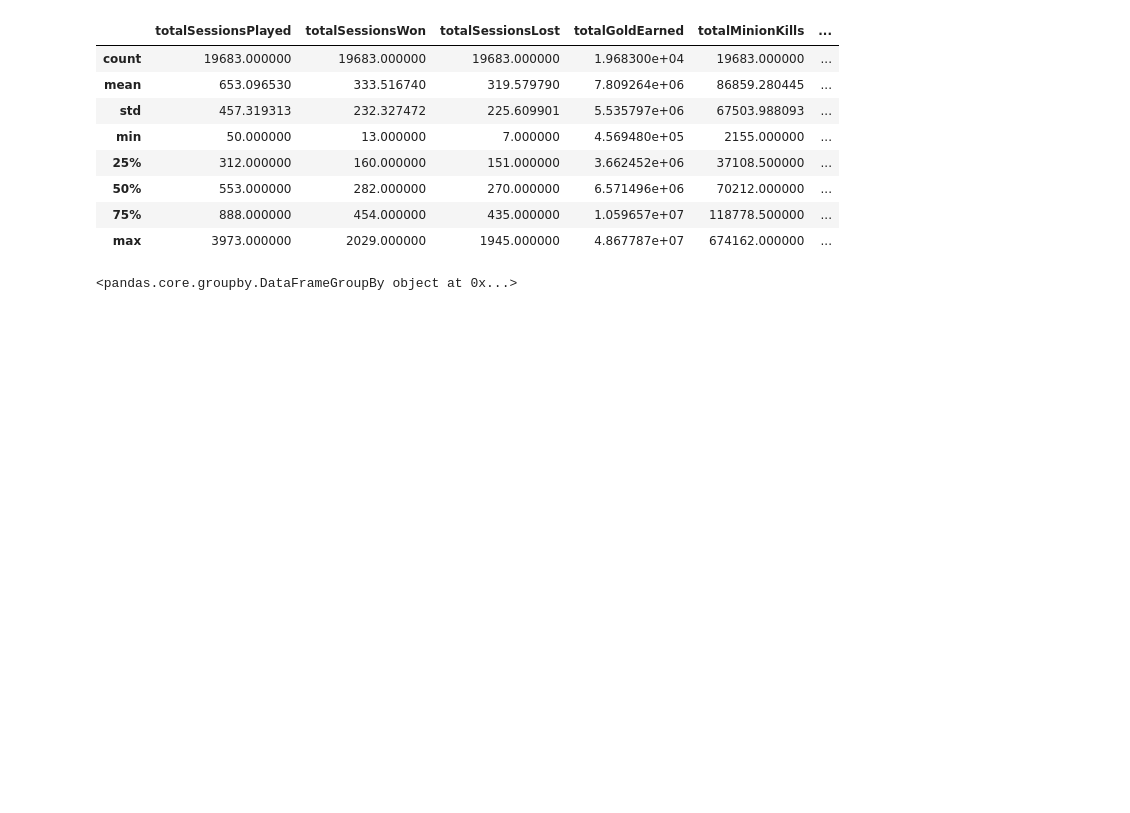
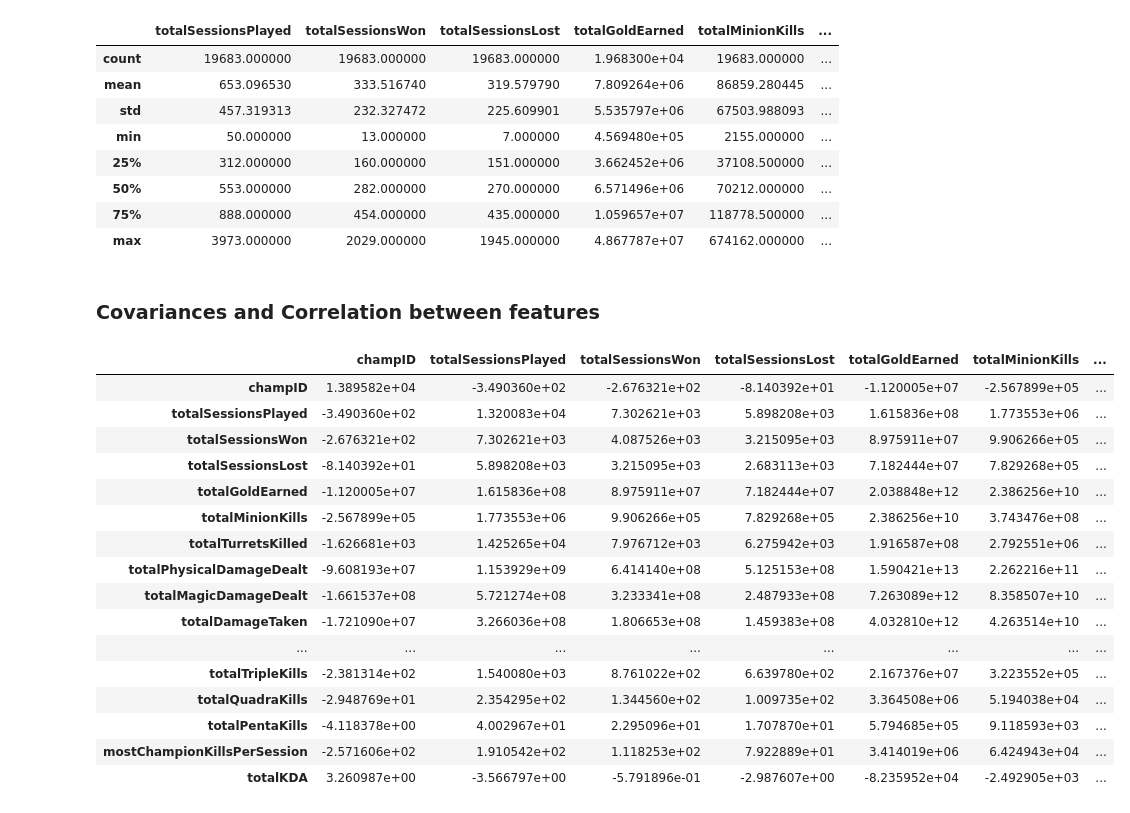
Before and after one commit to dmartr/ADA-Project, a Jupyter notebook: Data Analysis Notebook.ipynb, the cells around one changed output. Drawn from its saved outputs; the diff is of its cells as text; code cells hidden in the pictures; blank space fills up the shorter version.

```diff
--- a/Data Analysis Notebook.ipynb
+++ b/Data Analysis Notebook.ipynb
@@ -162,0 +153,2 @@ dtype: object
+# %%
+df_pc['totalKDA'] = (df_pc['totalChampionKills'] + df_pc['totalAssists']) / df_pc['totalDeathsPerSession']
@@ -189,4 +205,22 @@ champs_agg = df_pc.groupby(['champID'])
-# %%
-print(champs_agg
-# %% [output]
-<pandas.core.groupby.DataFrameGroupBy object at 0x...>
+# %% [markdown]
+### Covariances and Correlation between features
+# %%
+df_pc.cov()
+# %% [output]
+|  | champID | totalSessionsPlayed | totalSessionsWon | totalSessionsLost | totalGoldEarned | totalMinionKills | ... |
+| champID | 1.389582e+04 | -3.490360e+02 | -2.676321e+02 | -8.140392e+01 | -1.120005e+07 | -2.567899e+05 | ... |
+| totalSessionsPlayed | -3.490360e+02 | 1.320083e+04 | 7.302621e+03 | 5.898208e+03 | 1.615836e+08 | 1.773553e+06 | ... |
+| totalSessionsWon | -2.676321e+02 | 7.302621e+03 | 4.087526e+03 | 3.215095e+03 | 8.975911e+07 | 9.906266e+05 | ... |
+| totalSessionsLost | -8.140392e+01 | 5.898208e+03 | 3.215095e+03 | 2.683113e+03 | 7.182444e+07 | 7.829268e+05 | ... |
+| totalGoldEarned | -1.120005e+07 | 1.615836e+08 | 8.975911e+07 | 7.182444e+07 | 2.038848e+12 | 2.386256e+10 | ... |
+| totalMinionKills | -2.567899e+05 | 1.773553e+06 | 9.906266e+05 | 7.829268e+05 | 2.386256e+10 | 3.743476e+08 | ... |
+| totalTurretsKilled | -1.626681e+03 | 1.425265e+04 | 7.976712e+03 | 6.275942e+03 | 1.916587e+08 | 2.792551e+06 | ... |
+| totalPhysicalDamageDealt | -9.608193e+07 | 1.153929e+09 | 6.414140e+08 | 5.125153e+08 | 1.590421e+13 | 2.262216e+11 | ... |
+| totalMagicDamageDealt | -1.661537e+08 | 5.721274e+08 | 3.233341e+08 | 2.487933e+08 | 7.263089e+12 | 8.358507e+10 | ... |
+| totalDamageTaken | -1.721090e+07 | 3.266036e+08 | 1.806653e+08 | 1.459383e+08 | 4.032810e+12 | 4.263514e+10 | ... |
+| ... | ... | ... | ... | ... | ... | ... | ... |
+| totalTripleKills | -2.381314e+02 | 1.540080e+03 | 8.761022e+02 | 6.639780e+02 | 2.167376e+07 | 3.223552e+05 | ... |
+| totalQuadraKills | -2.948769e+01 | 2.354295e+02 | 1.344560e+02 | 1.009735e+02 | 3.364508e+06 | 5.194038e+04 | ... |
+| totalPentaKills | -4.118378e+00 | 4.002967e+01 | 2.295096e+01 | 1.707870e+01 | 5.794685e+05 | 9.118593e+03 | ... |
+| mostChampionKillsPerSession | -2.571606e+02 | 1.910542e+02 | 1.118253e+02 | 7.922889e+01 | 3.414019e+06 | 6.424943e+04 | ... |
+| totalKDA | 3.260987e+00 | -3.566797e+00 | -5.791896e-01 | -2.987607e+00 | -8.235952e+04 | -2.492905e+03 | ... |
```
Also changed, not shown: parts of 25 cells of this notebook.
